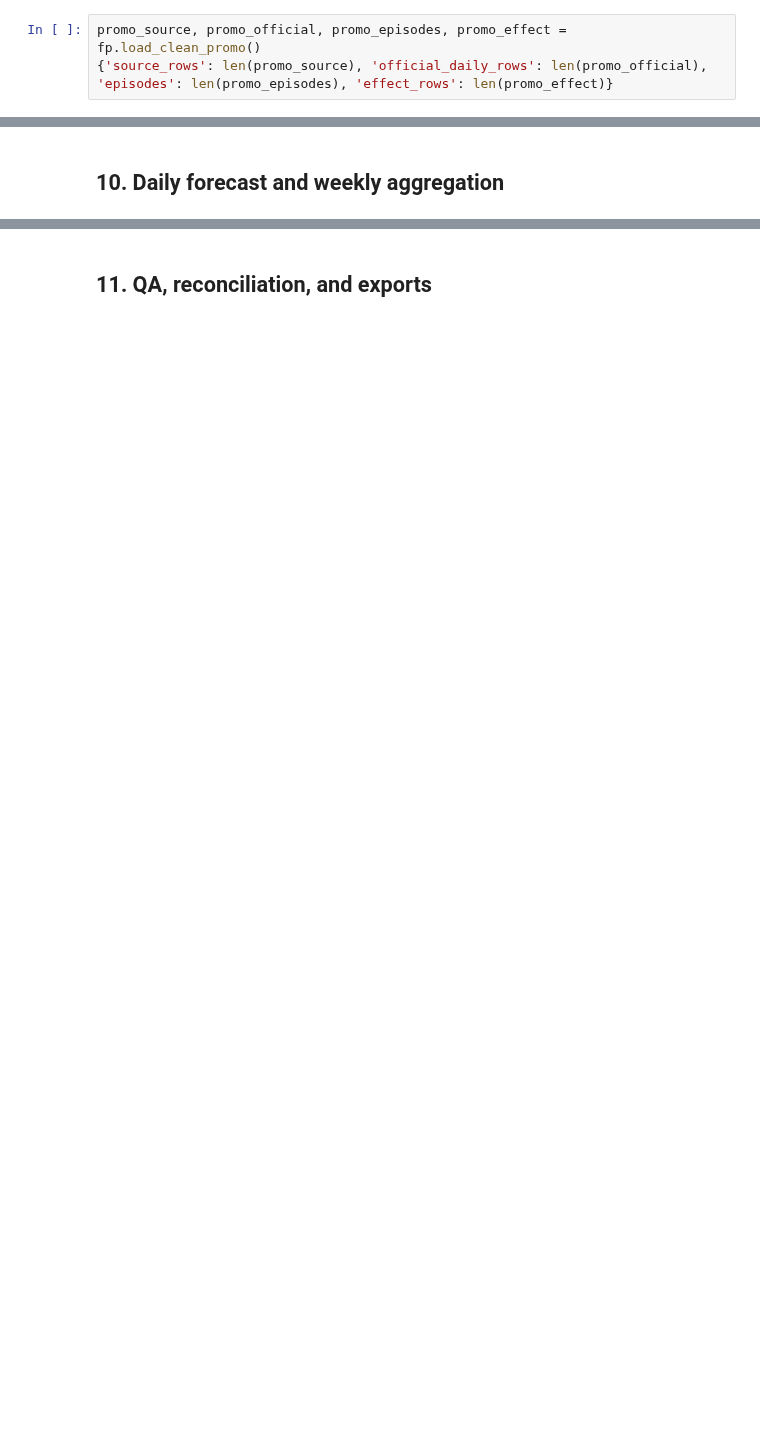
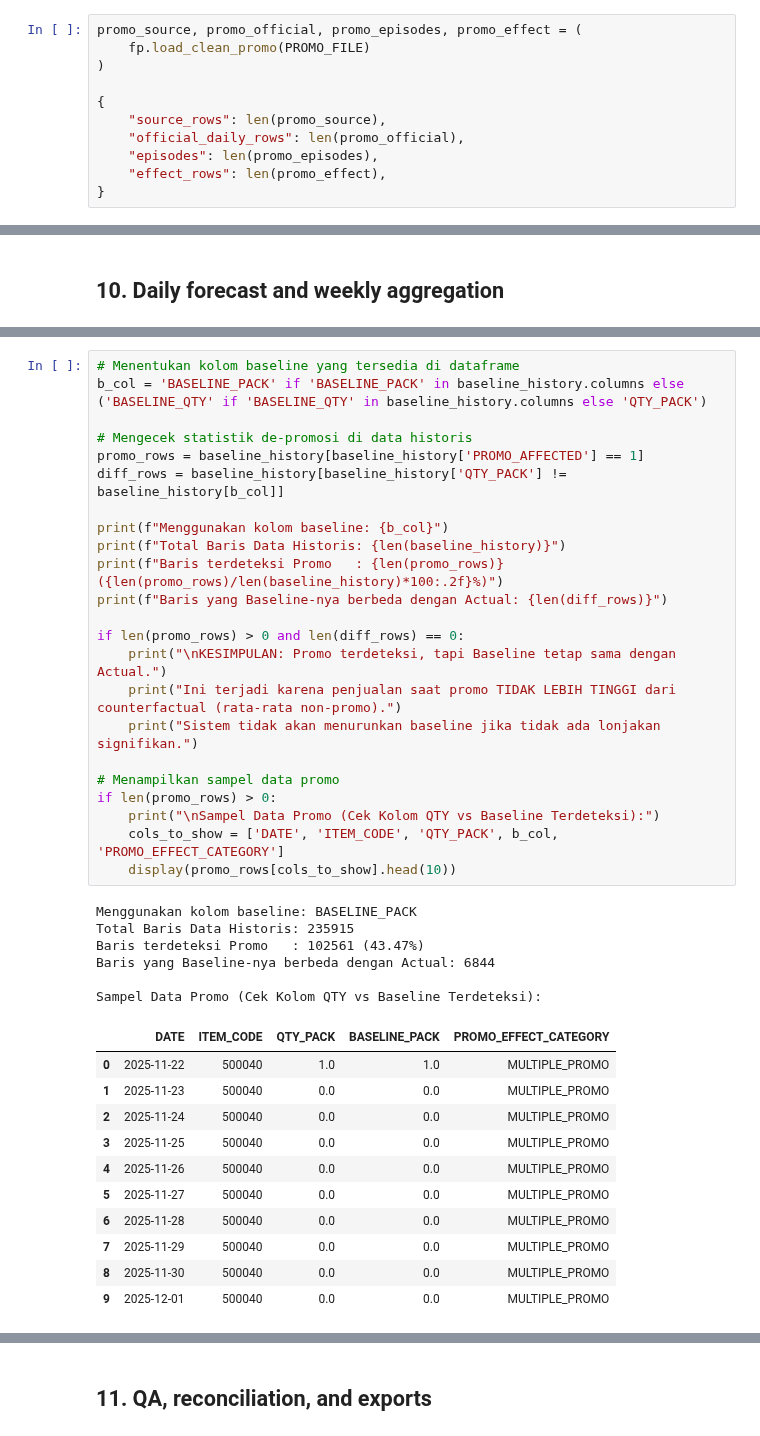
Before and after one commit to BuruhArloji/PythonDataScienceHandbook, a Jupyter notebook: MT_Weekly_Forecast_2026_08_17_2026_08_24.ipynb, the cells around one changed output, grey strips where cells are left out. Cells and saved outputs as stored; diff of their text form; blank space fills up the shorter version.

```diff
--- a/MT_Weekly_Forecast_2026_08_17_2026_08_24.ipynb
+++ b/MT_Weekly_Forecast_2026_08_17_2026_08_24.ipynb
@@ -74,5 +199,13 @@ product_dim = fp.build_product_dim(mt)
 ## 5. Normalize promo calendar
 Channel tidak membatasi scope. Promo diubah menjadi Item Code × Date; overlap mekanisme menjadi MULTIPLE_PROMO.
 # %%
-promo_source, promo_official, promo_episodes, promo_effect = fp.load_clean_promo()
-{'source_rows': len(promo_source), 'official_daily_rows': len(promo_official), 'episodes': len(promo_episodes), 'effect_rows': len(promo_effect)}
+promo_source, promo_official, promo_episodes, promo_effect = (
+    fp.load_clean_promo(PROMO_FILE)
+)
+
+{
+    "source_rows": len(promo_source),
+    "official_daily_rows": len(promo_official),
+    "episodes": len(promo_episodes),
+    "effect_rows": len(promo_effect),
+}
@@ -106,0 +495,41 @@ forecast_weekly.groupby('WEEK_START')[['BASELINE_PACK','PROMO_UPLIFT_PACK','FINA
+# %%
+# Menentukan kolom baseline yang tersedia di dataframe
+b_col = 'BASELINE_PACK' if 'BASELINE_PACK' in baseline_history.columns else ('BASELINE_QTY' if 'BASELINE_QTY' in baseline_history.columns else 'QTY_PACK')
+
+# Mengecek statistik de-promosi di data historis
+promo_rows = baseline_history[baseline_history['PROMO_AFFECTED'] == 1]
+diff_rows = baseline_history[baseline_history['QTY_PACK'] != baseline_history[b_col]]
+
+print(f"Menggunakan kolom baseline: {b_col}")
+print(f"Total Baris Data Historis: {len(baseline_history)}")
+print(f"Baris terdeteksi Promo   : {len(promo_rows)} ({len(promo_rows)/len(baseline_history)*100:.2f}%)")
+print(f"Baris yang Baseline-nya berbeda dengan Actual: {len(diff_rows)}")
+
+if len(promo_rows) > 0 and len(diff_rows) == 0:
+    print("\nKESIMPULAN: Promo terdeteksi, tapi Baseline tetap sama dengan Actual.")
+    print("Ini terjadi karena penjualan saat promo TIDAK LEBIH TINGGI dari counterfactual (rata-rata non-promo).")
+    print("Sistem tidak akan menurunkan baseline jika tidak ada lonjakan signifikan.")
+
+# Menampilkan sampel data promo
+if len(promo_rows) > 0:
+    print("\nSampel Data Promo (Cek Kolom QTY vs Baseline Terdeteksi):")
+    cols_to_show = ['DATE', 'ITEM_CODE', 'QTY_PACK', b_col, 'PROMO_EFFECT_CATEGORY']
+    display(promo_rows[cols_to_show].head(10))
+# %% [output]
+Menggunakan kolom baseline: BASELINE_PACK
+Total Baris Data Historis: 235915
+Baris terdeteksi Promo   : 102561 (43.47%)
+Baris yang Baseline-nya berbeda dengan Actual: 6844
+
+Sampel Data Promo (Cek Kolom QTY vs Baseline Terdeteksi):
+|  | DATE | ITEM_CODE | QTY_PACK | BASELINE_PACK | PROMO_EFFECT_CATEGORY |
+| 0 | 2025-11-22 | 500040 | 1.0 | 1.0 | MULTIPLE_PROMO |
+| 1 | 2025-11-23 | 500040 | 0.0 | 0.0 | MULTIPLE_PROMO |
+| 2 | 2025-11-24 | 500040 | 0.0 | 0.0 | MULTIPLE_PROMO |
+| 3 | 2025-11-25 | 500040 | 0.0 | 0.0 | MULTIPLE_PROMO |
+| 4 | 2025-11-26 | 500040 | 0.0 | 0.0 | MULTIPLE_PROMO |
+| 5 | 2025-11-27 | 500040 | 0.0 | 0.0 | MULTIPLE_PROMO |
+| 6 | 2025-11-28 | 500040 | 0.0 | 0.0 | MULTIPLE_PROMO |
+| 7 | 2025-11-29 | 500040 | 0.0 | 0.0 | MULTIPLE_PROMO |
+| 8 | 2025-11-30 | 500040 | 0.0 | 0.0 | MULTIPLE_PROMO |
+| 9 | 2025-12-01 | 500040 | 0.0 | 0.0 | MULTIPLE_PROMO |
```
Also changed, not shown: parts of 41 cells of this notebook.
